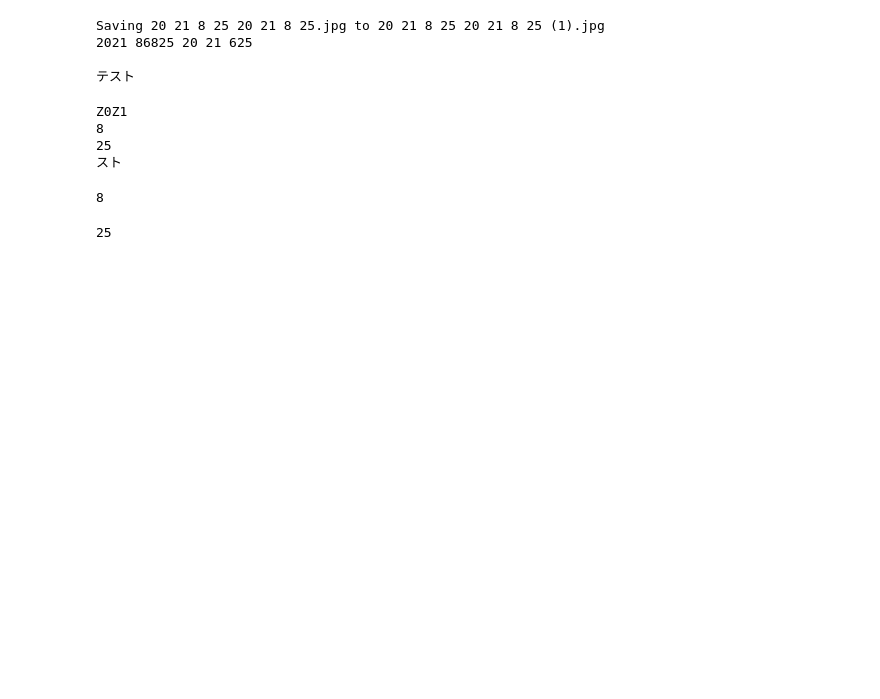
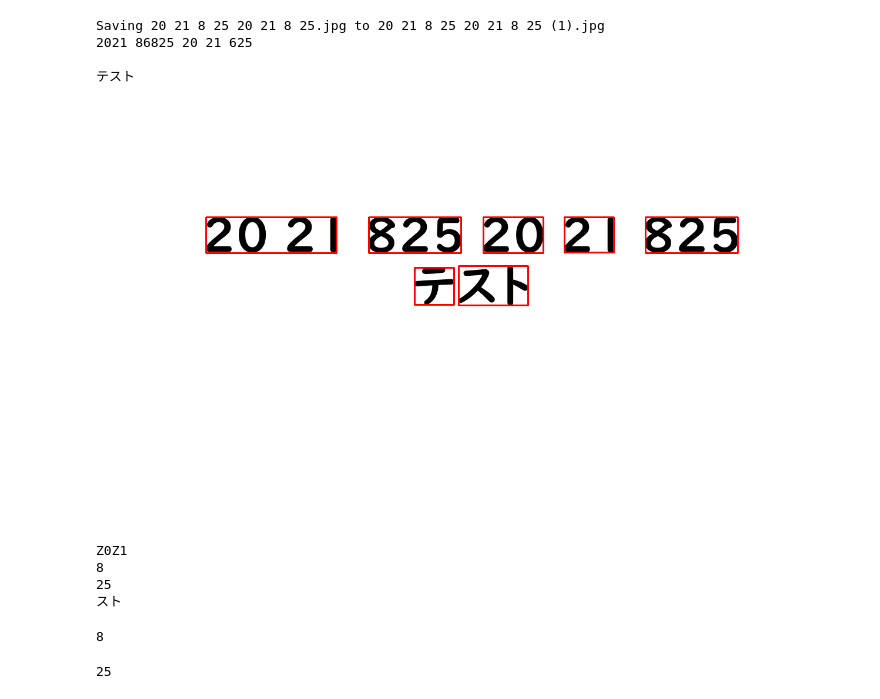
Before and after one commit to kameoman/calendar, a Jupyter notebook: calender.ipynb, the cells around one changed output. Drawn from its saved outputs; the diff is of its cells as text; code cells hidden in the pictures; blank space fills up the shorter version.

```diff
--- a/calender.ipynb
+++ b/calender.ipynb
@@ -106,6 +106,11 @@ Saving 20 21 8 25 20 21 8 25.jpg to 20 21 8 25 20 21 8 25 (1).jpg
 2021 86825 20 21 625
 
 テスト
+# %%
+img_out = Image.open('output.png')
+img_out
+# %% [output]
+[figure, added]
 # %%
 print(txt[0:4])
 print(txt[5:6])
```
